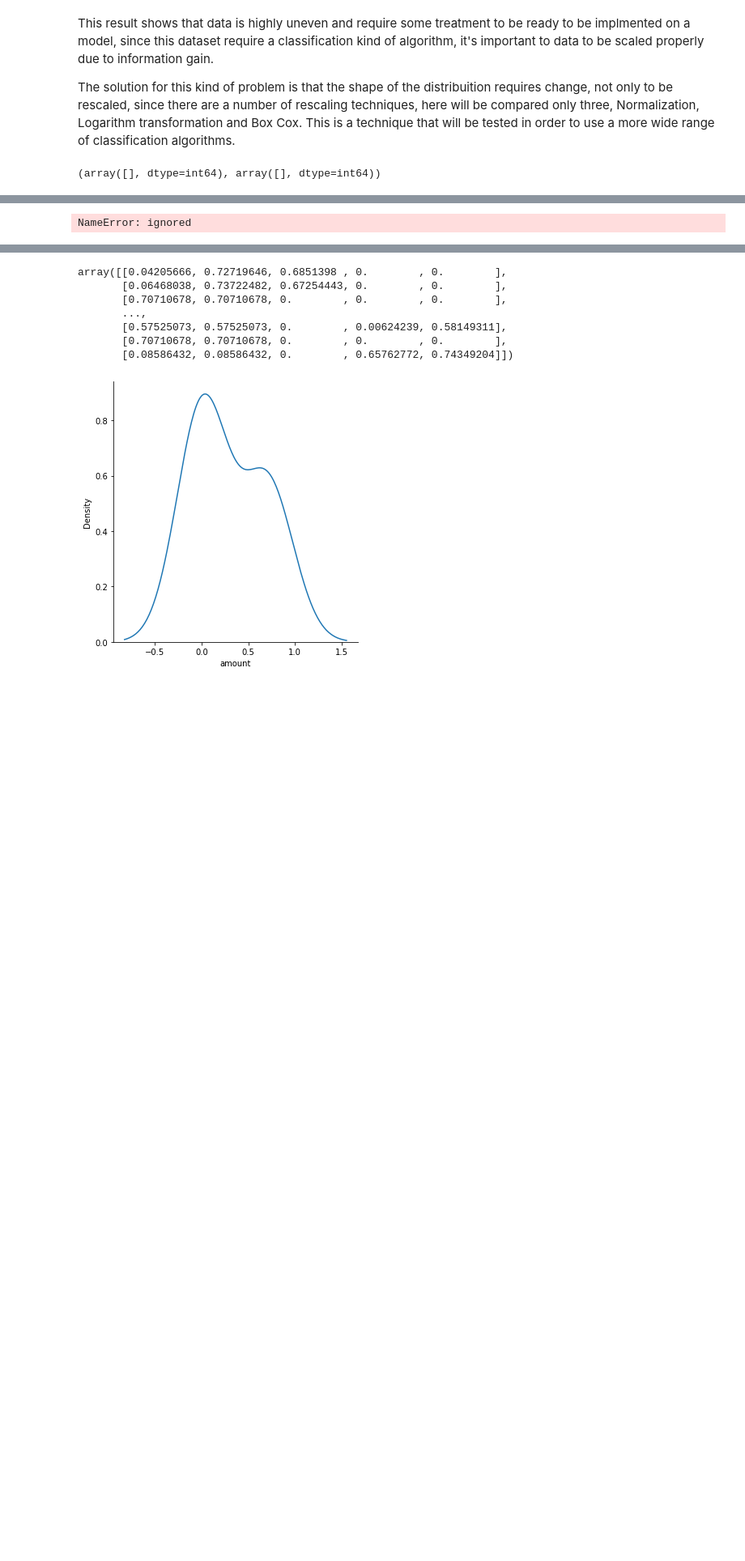
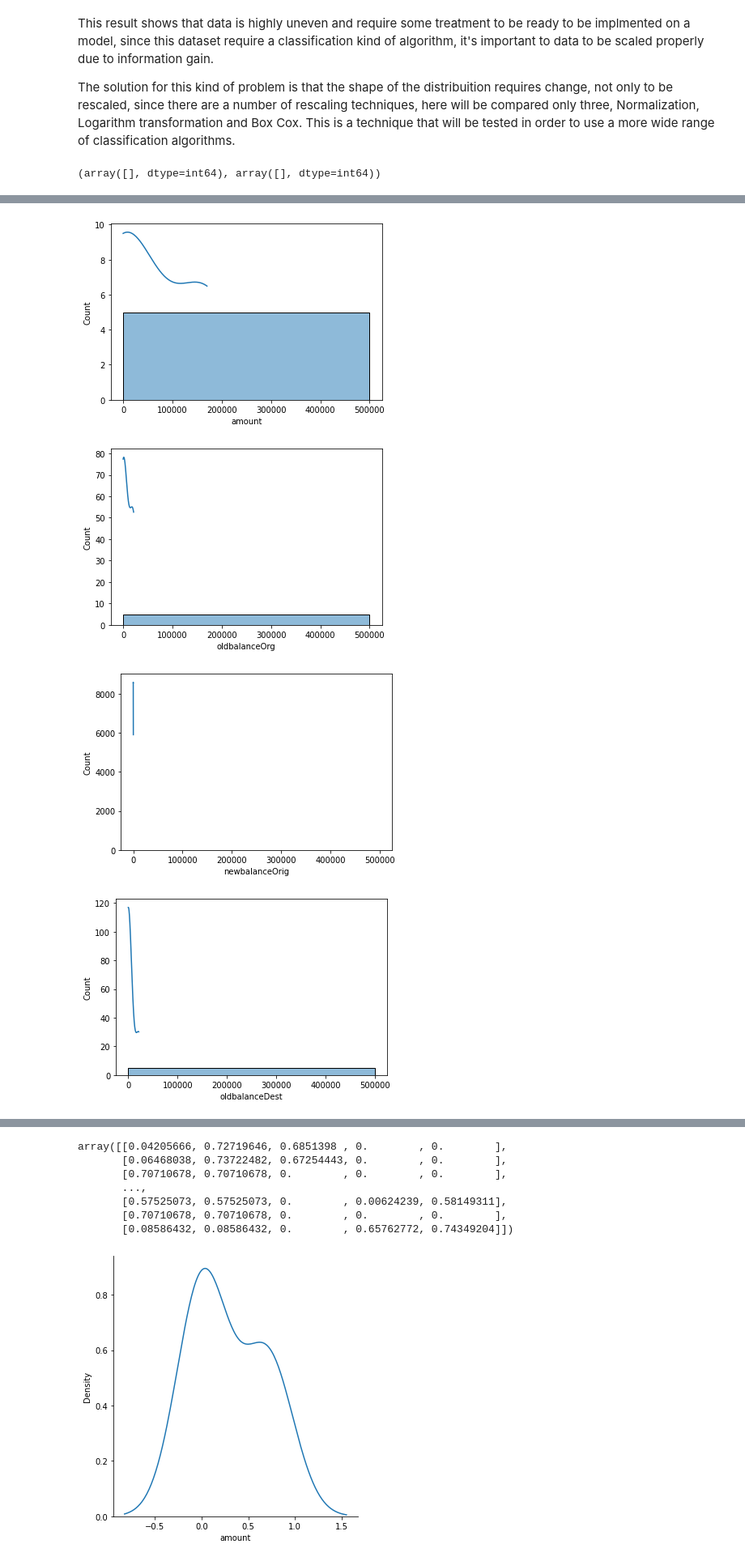
Before and after one commit to romulocrp/ml-projects, a Jupyter notebook: beg/online-payments-fraud-detection/project.ipynb, the cells around one changed output, grey strips where cells are left out. Shown at 81% size. Saved outputs shown, nothing was run; the diff lists cells and outputs as text; code cells hidden in the pictures; blank space fills up the shorter version.

```diff
--- a/beg/online-payments-fraud-detection/project.ipynb
+++ b/beg/online-payments-fraud-detection/project.ipynb
@@ -175,0 +160,3 @@ array([[9.83964000e+03, 1.70136000e+05, 1.60296360e+05, 0.00000000e+00,
+# %%
+num_data = num_data.tolist()
+num_data
@@ -176,11 +181,14 @@ array([[9.83964000e+03, 1.70136000e+05, 1.60296360e+05, 0.00000000e+00,
 # %%
 i = 0
 columns = ["amount", "oldbalanceOrg", "newbalanceOrig", "oldbalanceDest", "newbalanceDest"]
 for column in columns:
   if i < len(columns):
-    sns.histplot(x = num_data[i], stat="density");#, kind = "kde", bw_adjust = 0.1);
+    sns.histplot(x = num_data[i], binwidth = 500000, kde = True);#, kind = "kde", bw_adjust = 0.1);
     plt.xlabel(xlabel = columns[i])
     plt.show()
     i += 1
 # %% [output]
-NameError: ignored
+[figure, added]
+[figure, added]
+[figure, added]
+[figure, added]
```
Also changed, not shown: parts of 5 cells of this notebook.
